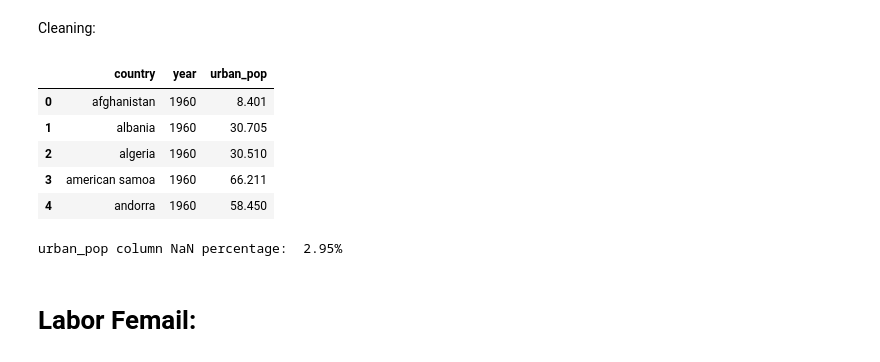
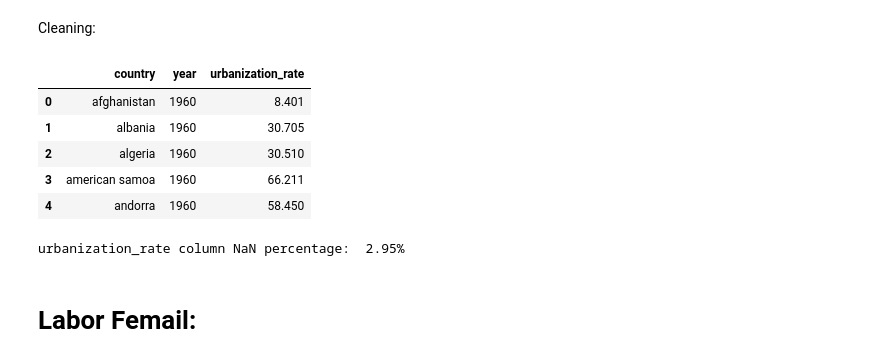
Before and after one commit to Mary-Moradi/BreastCancer_Burden_PanelStudy, a Jupyter notebook: prepared_data.ipynb, the cells around one changed output. Saved outputs shown, nothing was run; the diff lists cells and outputs as text; code cells hidden in the pictures.

```diff
--- a/prepared_data.ipynb
+++ b/prepared_data.ipynb
@@ -16,3 +16,6 @@ base_dir = "/Users/maryammoradi/Documents/Documents/uni/Thesis/bc_thesis"
+# %%
+# loead data from csv files in windows
+base_dir = r"C:\Users\User2\Desktop\Maryam_thesis_project\Project\BreastCancer_Burden_PanelStudy\data"
 # %%
 def load_csv(filename):
     path = os.path.join(base_dir, filename)
@@ -639,23 +642,23 @@ df_urban_melted= df_urban.melt(id_vars=['Country Name', 'Country Code','Series C
                           var_name='year_raw', value_name='urban_pct')
 # %%
 df_urban_finally = df_urban_melted[['Country Name', 'year_raw', 'urban_pct']].copy()
-df_urban_finally.columns = ['country', 'year', 'urban_pop']
+df_urban_finally.columns = ['country', 'year', 'urbanization_rate']
 df_urban_finally['country'] = df_urban_finally['country'].astype(str).str.strip().str.lower()
 df_urban_finally['year'] = df_urban_finally['year'].astype(str).str.strip().str[:4]
-df_urban_finally['urban_pop'] = pd.to_numeric(df_urban_finally['urban_pop'], errors='coerce')
+df_urban_finally['urbanization_rate'] = pd.to_numeric(df_urban_finally['urbanization_rate'], errors='coerce')
 df_urban_finally.head()
 # %% [output]
-|  | country | year | urban_pop |
+|  | country | year | urbanization_rate |
 | 0 | afghanistan | 1960 | 8.401 |
 | 1 | albania | 1960 | 30.705 |
 | 2 | algeria | 1960 | 30.510 |
 | 3 | american samoa | 1960 | 66.211 |
 | 4 | andorra | 1960 | 58.450 |
 # %%
-missing_percentage = df_urban_finally['urban_pop'].isnull().sum() / len(df_urban_finally) * 100
-print(f'urban_pop column NaN percentage: {missing_percentage: .2f}%')
+missing_percentage = df_urban_finally['urbanization_rate'].isnull().sum() / len(df_urban_finally) * 100
+print(f'urbanization_rate column NaN percentage: {missing_percentage: .2f}%')
 # %% [output]
-urban_pop column NaN percentage:  2.95%
+urbanization_rate column NaN percentage:  2.95%
 # %% [markdown]
 # Labor Femail:
 # %%
```
Also changed, not shown: parts of 12 cells of this notebook, 59 other files.
